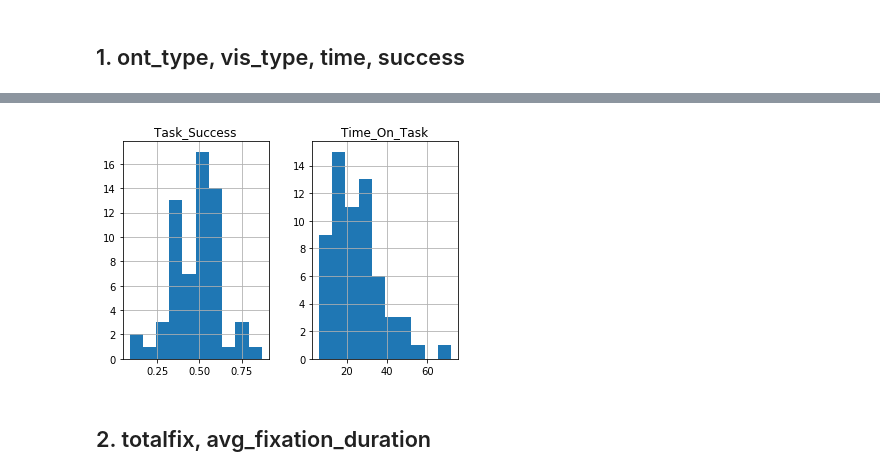
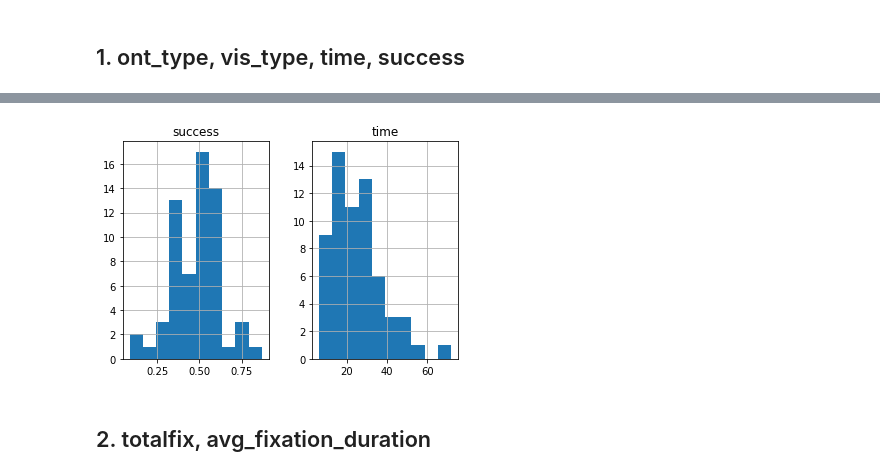
Before and after one commit to Lazer7/Eye_Visualization, a Jupyter notebook: Data/overview_data/overview_data_processor.ipynb, the cells around one changed output, grey strips where cells are left out. Cells and saved outputs as stored; diff of their text form; code cells hidden in the pictures.

```diff
--- a/Data/overview_data/overview_data_processor.ipynb
+++ b/Data/overview_data/overview_data_processor.ipynb
@@ -126,10 +127,10 @@ df.head(5)
 | 2 | p3 | 1 | 1 | 1 | 10 | 0.478261 |
 | 3 | p3 | 2 | 2 | 4 | 50 | 0.391304 |
 | 4 | p5 | 1 | 1 | 1 | 22 | 0.521739 |
-# %%
-df[['Task_Success','Time_On_Task']].hist();
-# %% [output]
-[figure, removed]
+# %%
+participants_df[['time','success']].hist();
+# %% [output]
+[figure, added]
 # %% [markdown]
 ## 2. totalfix, avg_fixation_duration
 # %% [markdown]
```
Also changed, not shown: parts of 12 cells of this notebook.
